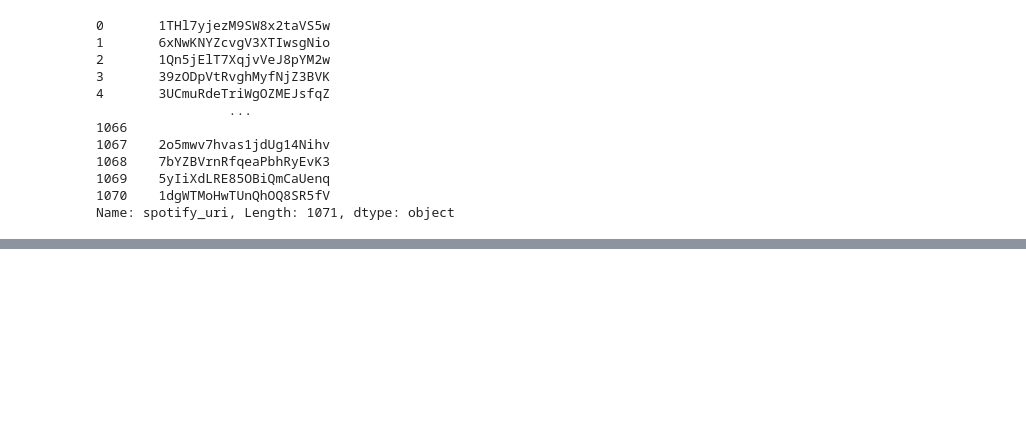
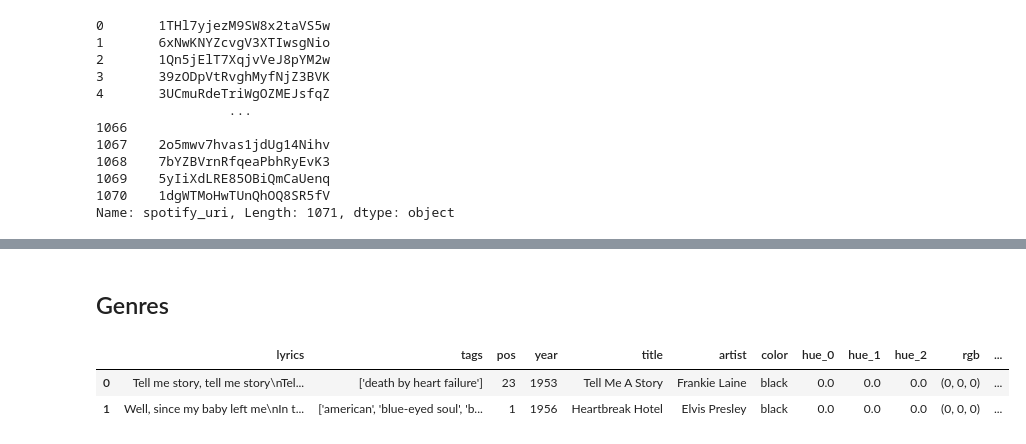
Before and after one commit to com-480-data-visualization/data-visualization-project-2021-pia, a Jupyter notebook: exploratory_analysis.ipynb, the cells around one changed output, grey strips where cells are left out. Saved outputs shown, nothing was run; the diff lists cells and outputs as text; code cells hidden in the pictures; blank space fills up the shorter version.

```diff
--- a/exploratory_analysis.ipynb
+++ b/exploratory_analysis.ipynb
@@ -324,3 +395,7 @@ final_small_df[final_small_df.artist == 'Katy Perry']
 | 1065 | There's a stranger in my bed\nThe... | ['"ur so fail"', 'american', 'amé... | 14 | 2011 | Last Friday Night | Katy Perry | pink | 349.524 | 0.247 | 1.000 | (255, 192, 203) | ... |
 # %%
 final_small_df.to_csv('small_colors_songs_withSpotify.csv', index=False)
+# %% [markdown]
+## Genres
+# %%
+df_wal = pd.read_csv('small_colors_songs_withSpotify.csv')
@@ -326,0 +418,6 @@ final_small_df.to_csv('small_colors_songs_withSpotify.csv', index=False)
+# %%
+df_wal.head(2)
+# %% [output]
+|  | lyrics | tags | pos | year | title | artist | color | hue_0 | hue_1 | hue_2 | rgb | ... |
+| 0 | Tell me story, tell me story\nTel... | ['death by heart failure'] | 23 | 1953 | Tell Me A Story | Frankie Laine | black | 0.0 | 0.0 | 0.0 | (0, 0, 0) | ... |
+| 1 | Well, since my baby left me\nIn t... | ['american', 'blue-eyed soul', 'b... | 1 | 1956 | Heartbreak Hotel | Elvis Presley | black | 0.0 | 0.0 | 0.0 | (0, 0, 0) | ... |
```
Also changed, not shown: parts of 21 cells of this notebook, 4 other files.
